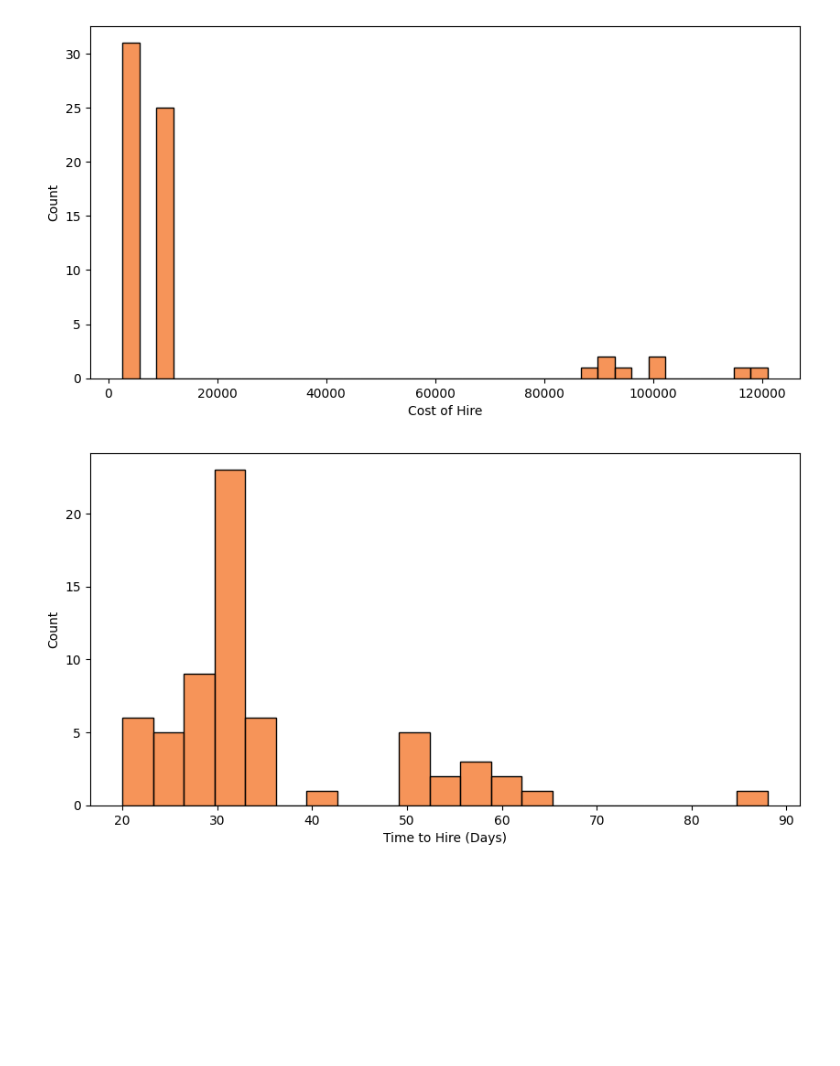
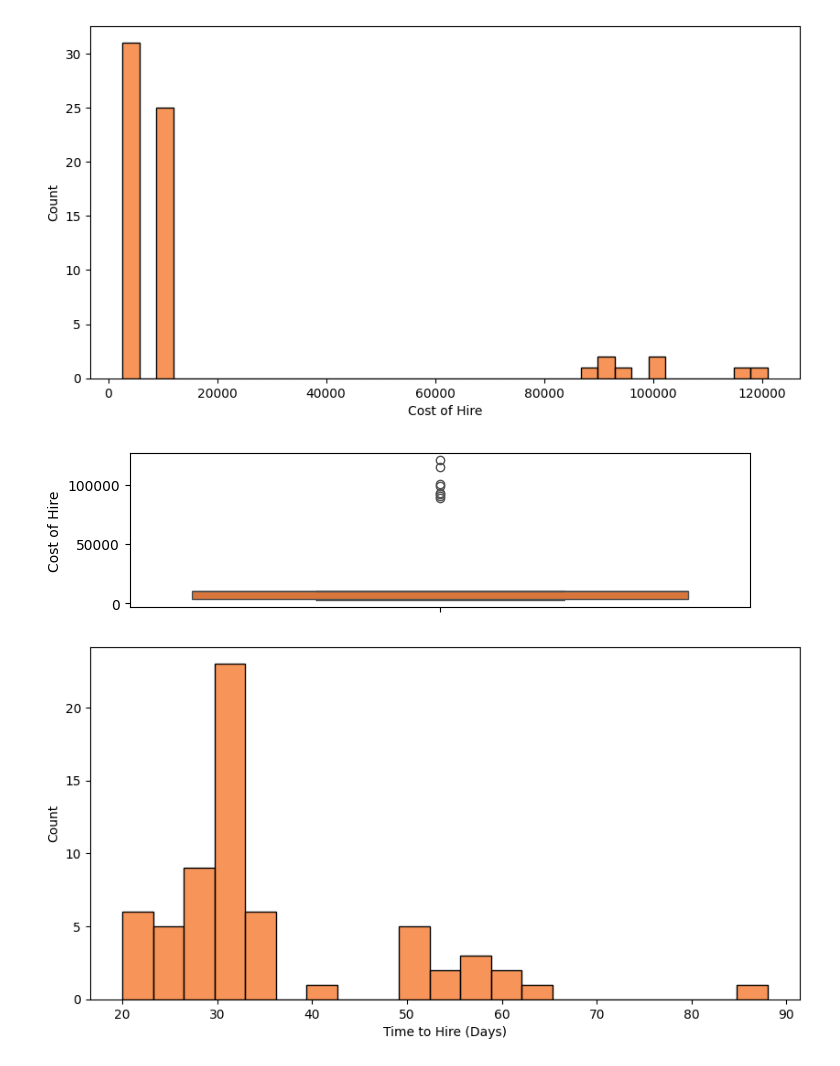
Before and after one commit to melaniedaddio/-Time-Cost-Quality-of-Hire, a Jupyter notebook: script.ipynb, the cells around one changed output. Drawn from its saved outputs; the diff is of its cells as text; code cells hidden in the pictures; blank space fills up the shorter version.

```diff
--- a/script.ipynb
+++ b/script.ipynb
@@ -228,6 +239,12 @@ sns.histplot( df['Cost of Hire'], color ='#F37021')
 plt.show()
 # %% [output]
 [figure]
+# %%
+plt.figure(figsize=(8,2))
+sns.boxplot(df['Cost of Hire'],color='#F37021')
+plt.show()
+# %% [output]
+[figure, added]
 # %%
 plt.figure(figsize = (10,5))
 sns.histplot( df['Time to Hire (Days)'], color ='#F37021')
```
Also changed, not shown: parts of 10 cells of this notebook.
